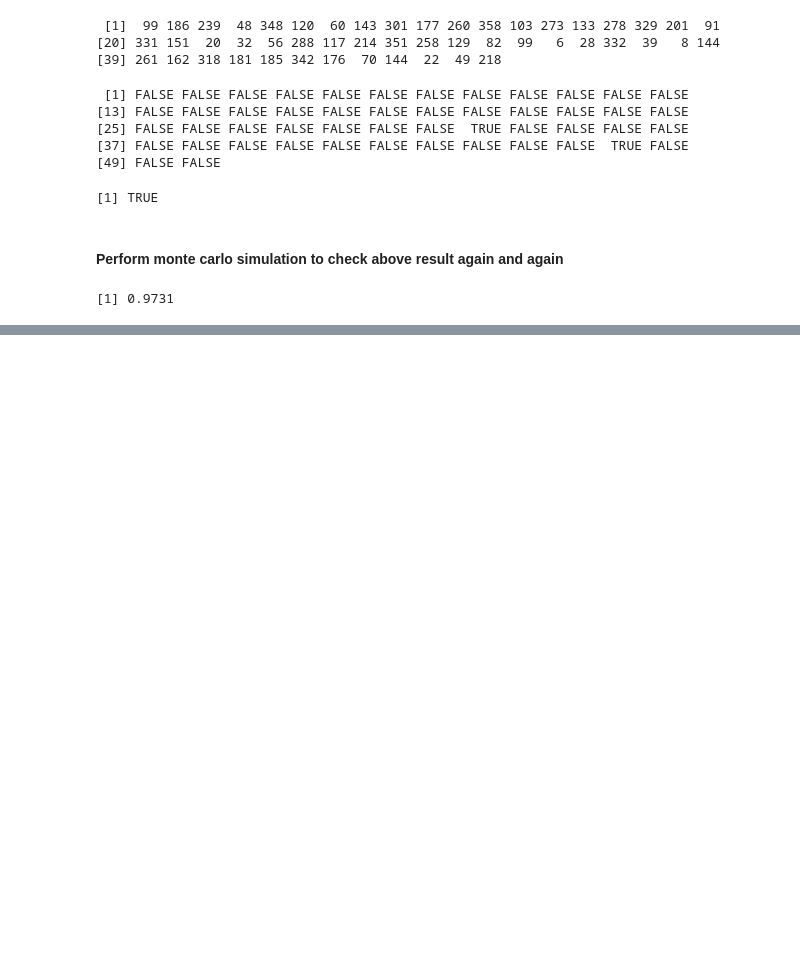
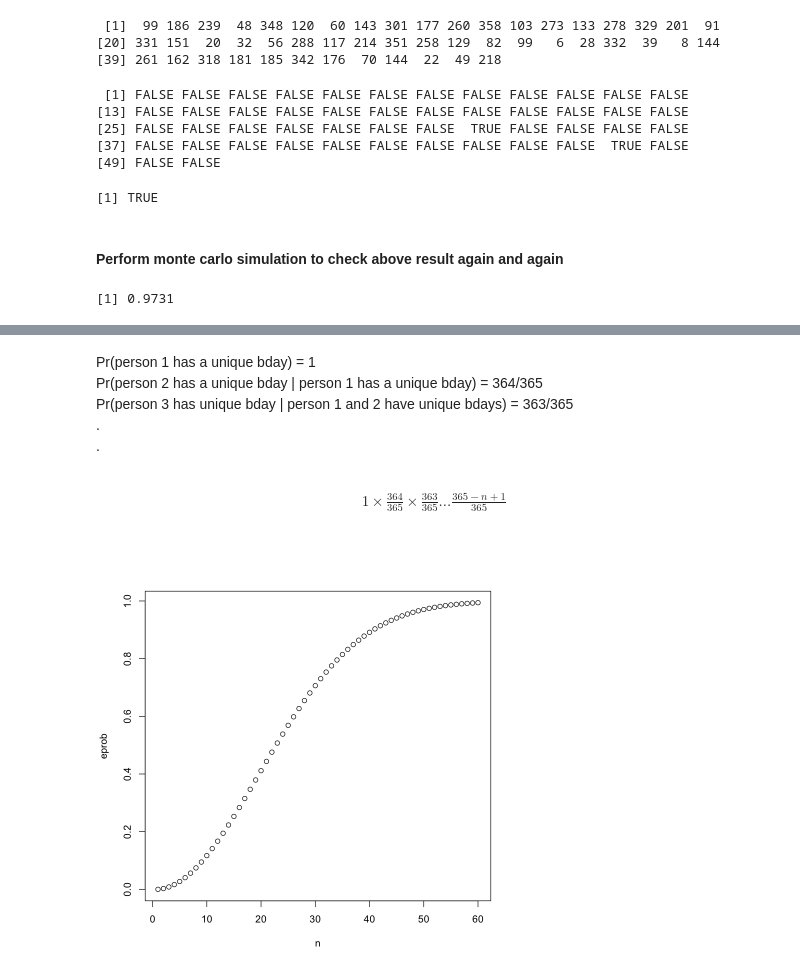
Before and after one commit to techfreakworm/probability_stats_practice, a Jupyter notebook: Data Science_Probability/Birthday problem.ipynb, the cells around one changed output, grey strips where cells are left out. Drawn from its saved outputs; the diff is of its cells as text; code cells hidden in the pictures; blank space fills up the shorter version.

```diff
--- a/Data Science_Probability/Birthday problem.ipynb
+++ b/Data Science_Probability/Birthday problem.ipynb
@@ -38,0 +71,21 @@ mean(results) # Very high probability for at least 2 people to have same birthda
+# %% [markdown]
+Pr(person 1 has a unique bday) = 1 <br>
+Pr(person 2 has a unique bday | person 1 has a unique bday) = 364/365 <br>
+Pr(person 3 has unique bday | person 1 and 2 have unique bdays) = 363/365 <br>
+.<br>
+.<br>
+# %% [markdown]
+\begin{align}
+1 \times \frac{364}{365} \times \frac{363}{365} ... \frac{365-n+1}{365}
+\end{align}
+# %%
+exact_prob <- function(n) {
+    prob_unique <- seq(365, 365-n+1)/365
+    1 - prod(prob_unique)
+}
+# %%
+eprob <- sapply(n , exact_prob)
+# %%
+plot(n, eprob)
+# %% [output]
+[figure, added]
```
Also changed, not shown: parts of 9 cells of this notebook, 1 other file.
